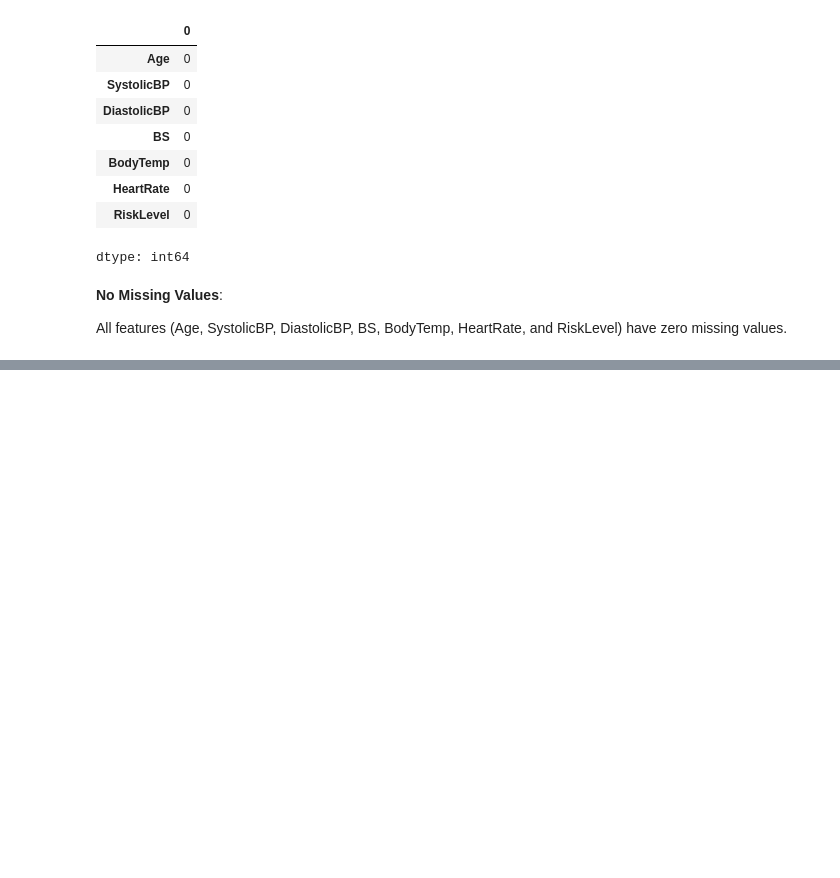
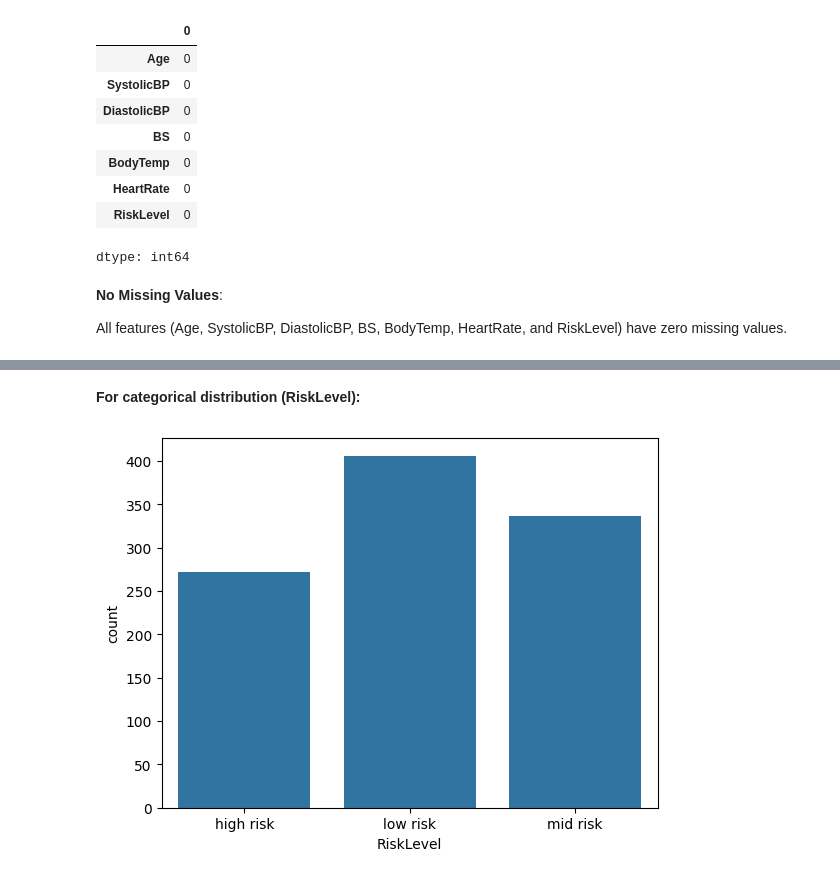
Before and after one commit to jascodebrewer/maternal-health-risk, a Jupyter notebook: Predicting_Maternal_Health_Risk.ipynb, the cells around one changed output, grey strips where cells are left out. Drawn from its saved outputs; the diff is of its cells as text; code cells hidden in the pictures; blank space fills up the shorter version.

```diff
--- a/Predicting_Maternal_Health_Risk.ipynb
+++ b/Predicting_Maternal_Health_Risk.ipynb
@@ -150,0 +187,8 @@ All features (Age, SystolicBP, DiastolicBP, BS, BodyTemp, HeartRate, and RiskLev
+# %% [markdown]
+**For categorical distribution (RiskLevel):**
+# %%
+# countplot of Risk Level
+sns.countplot(x=data['RiskLevel'])
+plt.show()
+# %% [output]
+[figure, added]
```
Also changed, not shown: parts of 45 cells of this notebook.
